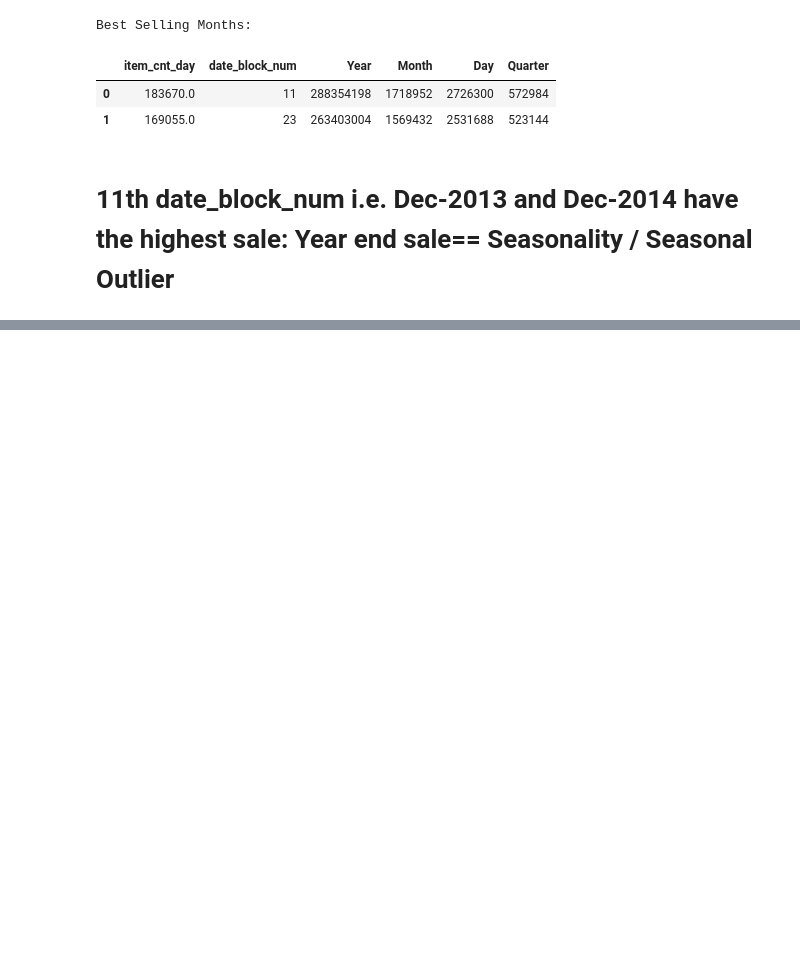
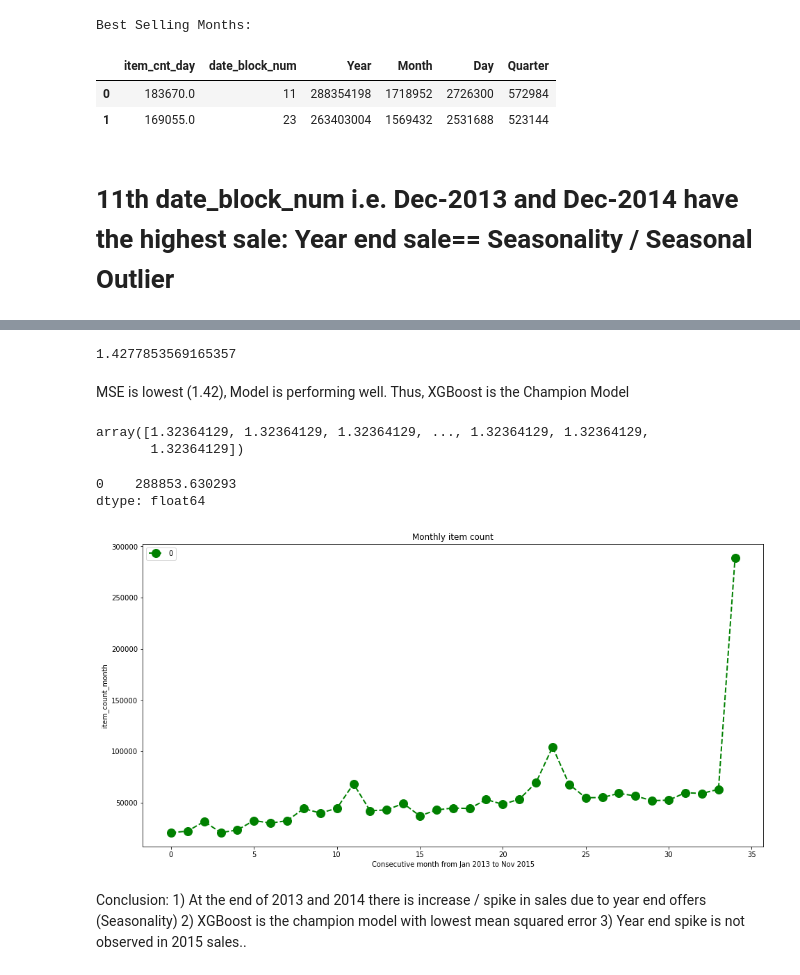
Before and after one commit to SRFZJAVED/TimeSeries, a Jupyter notebook: TASK_File.ipynb, the cells around one changed output, grey strips where cells are left out. Saved outputs shown, nothing was run; the diff lists cells and outputs as text; code cells hidden in the pictures; blank space fills up the shorter version.

```diff
--- a/TASK_File.ipynb
+++ b/TASK_File.ipynb
@@ -706,0 +519,12 @@ plt.show()
+# %%
+from sklearn.ensemble import AdaBoostRegressor
+from sklearn.ensemble import RandomForestRegressor
+from sklearn.metrics import mean_squared_error
+
+Ada = AdaBoostRegressor()
+# %%
+Ada.fit(X_train, y_train)
+y_pred = Ada.predict(X_train)
+
+#Mean Squared Error
+mean_squared_error(y_train, y_pred)
@@ -706,0 +547,41 @@ plt.show()
+# %%
+xg = XGBRegressor()
+xg.fit(X_train, y_train)
+y_pred = xg.predict(X_train)
+
+#Mean Squared Error
+mean_squared_error(y_train, y_pred)
+# %% [output]
+1.4277853569165357
+# %% [markdown]
+MSE is lowest (1.42), Model is performing well.
+Thus, XGBoost is the Champion Model
+# %%
+#Model Prediction
+Pred_xg = Ada.predict(X_test)
+Pred_xg
+# %% [output]
+array([1.32364129, 1.32364129, 1.32364129, ..., 1.32364129, 1.32364129,
+       1.32364129])
+# %%
+Month_cnt_34 = pd.Series( Pred_xg.sum())
+Month_cnt_34
+# %% [output]
+0    288853.630293
+dtype: float64
+# %%
+df1 = df.append(Month_cnt_34, ignore_index=True )
+df1.reset_index()
+
+df1.plot(figsize= (16,8), color='green', marker='o', linestyle='dashed', linewidth=2, markersize=12)
+plt.title("Monthly item count")
+plt.xlabel("Consecutive month from Jan 2013 to Nov 2015")
+plt.ylabel("item_count_month")
+plt.show()
+# %% [output]
+[figure, added]
+# %% [markdown]
+Conclusion:
+    1) At the end of 2013 and 2014 there is increase / spike in sales due to year end offers (Seasonality)
+    2)  XGBoost is the champion model with lowest mean squared error
+    3) Year end spike is not observed in 2015 sales..
```
Also changed, not shown: parts of 90 cells of this notebook.
